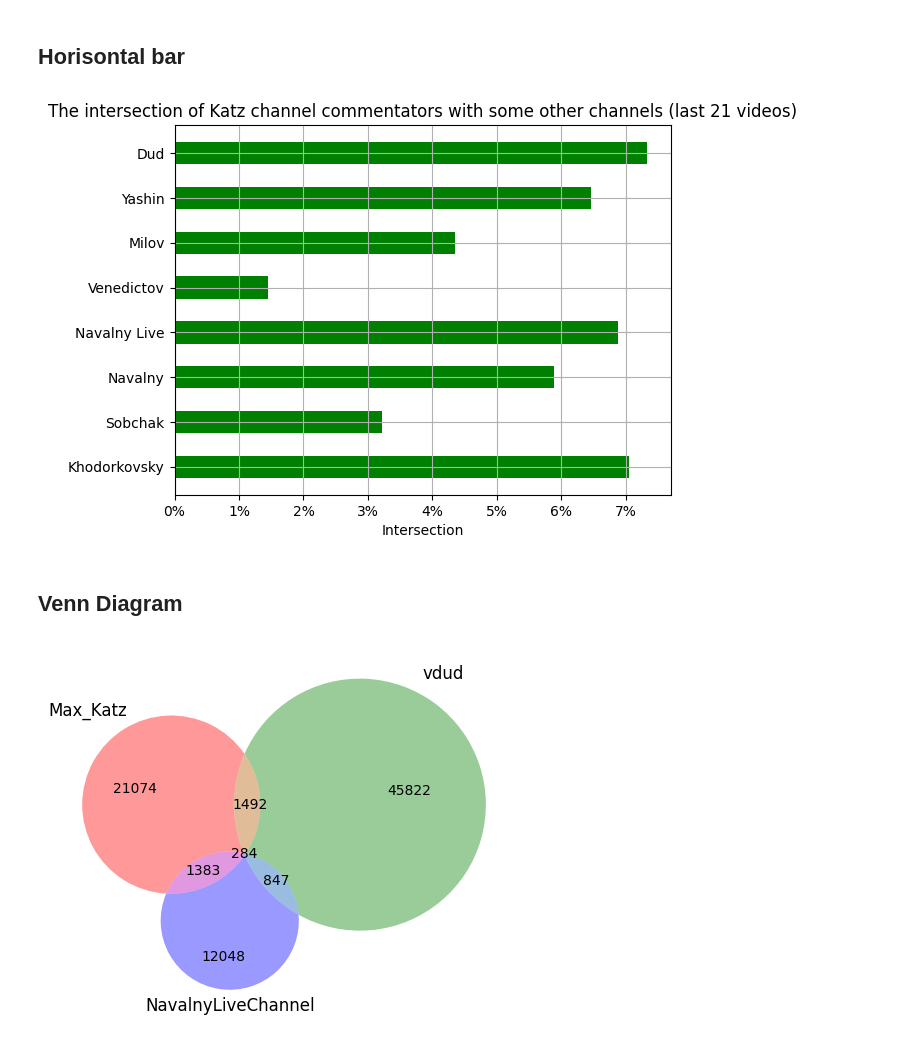
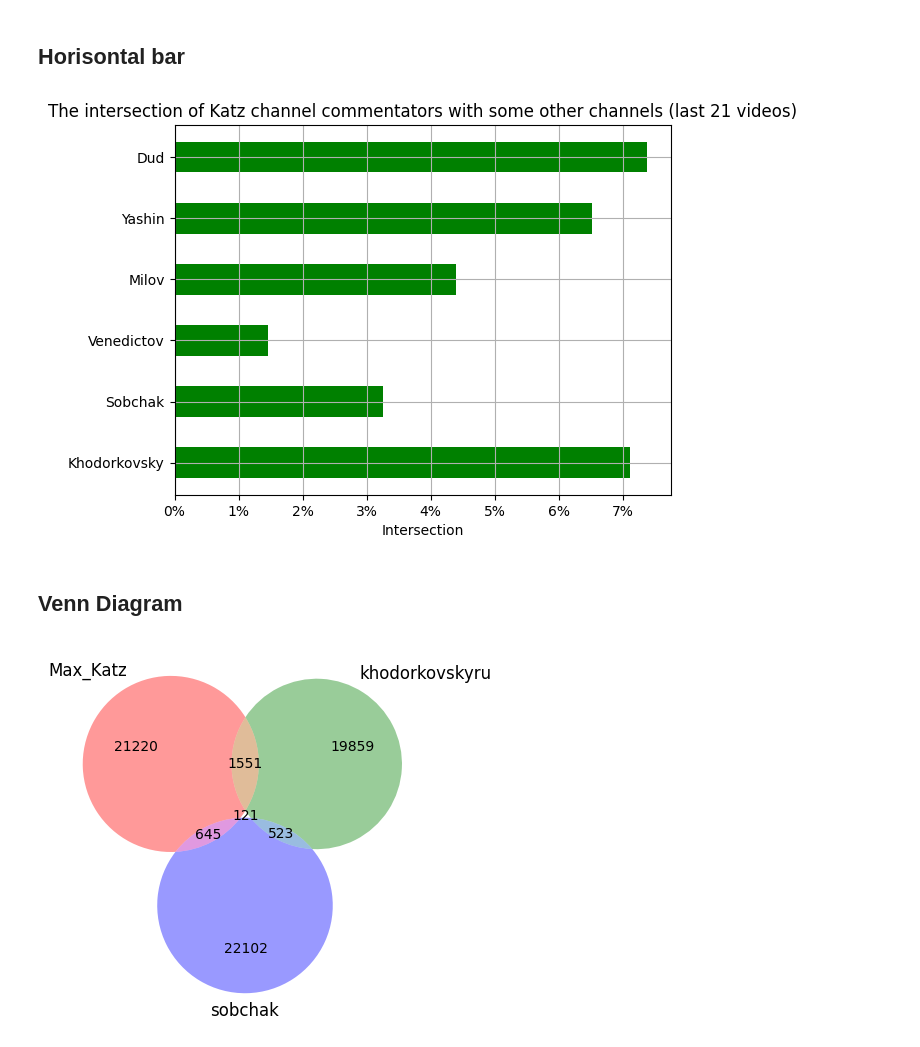
Before and after one commit to JulyMarc/YouTube_Comments_Intersection, a Jupyter notebook: YouTube_Comments_Intersection.ipynb, the cells around one changed output. Drawn from its saved outputs; the diff is of its cells as text; code cells hidden in the pictures.

```diff
--- a/YouTube_Comments_Intersection.ipynb
+++ b/YouTube_Comments_Intersection.ipynb
@@ -40,7 +22,7 @@ drive.mount('/content/drive')
 # Video links parsing
 # %%
 # List of interested authors
-authors = ['Max_Katz', 'khodorkovskyru','sobchak','NavalnyRu','NavalnyLiveChannel',
+authors = ['Max_Katz', 'khodorkovskyru','sobchak',
            'zhivoygvozd','Vladimir_Milov','yashin_russia', 'vdud']
 # %%
 # Parsing last video links on each author
@@ -269,6 +250,7 @@ The intersection of commentators of a specific YouTube channel with other channe
 ## Horisontal bar
 # %%
 import matplotlib.pyplot as plt
+import matplotlib.ticker as mtick
 
 # Define data
 y = l_union[l_union['in'] == 'Max_Katz']['name']
@@ -292,21 +274,21 @@ plt.grid(True)
 # Show plot
 plt.show()
 # %% [output]
-[figure, old version]
+[figure, new version]
 # %% [markdown]
 ## Venn Diagram
 # %%
 from matplotlib_venn import venn3
-top_3_authors = ['Max_Katz','vdud','NavalnyLiveChannel']
+top_3_authors = ['Max_Katz','khodorkovskyru','sobchak']
 # Define sets
 set0 = set(df_temp[df_temp['author'] == top_3_authors[0]]['channel'])
 set1 = set(df_temp[df_temp['author'] == top_3_authors[1]]['channel'])
 set2 = set(df_temp[df_temp['author'] == top_3_authors[2]]['channel'])
 
 # Draw Venn diagram
 venn3([set0, set1, set2], set_labels=(top_3_authors))
 
 # Show plot
 plt.show()
 # %% [output]
-[figure, old version]
+[figure, new version]
```
Also changed, not shown: parts of 14 cells of this notebook.
